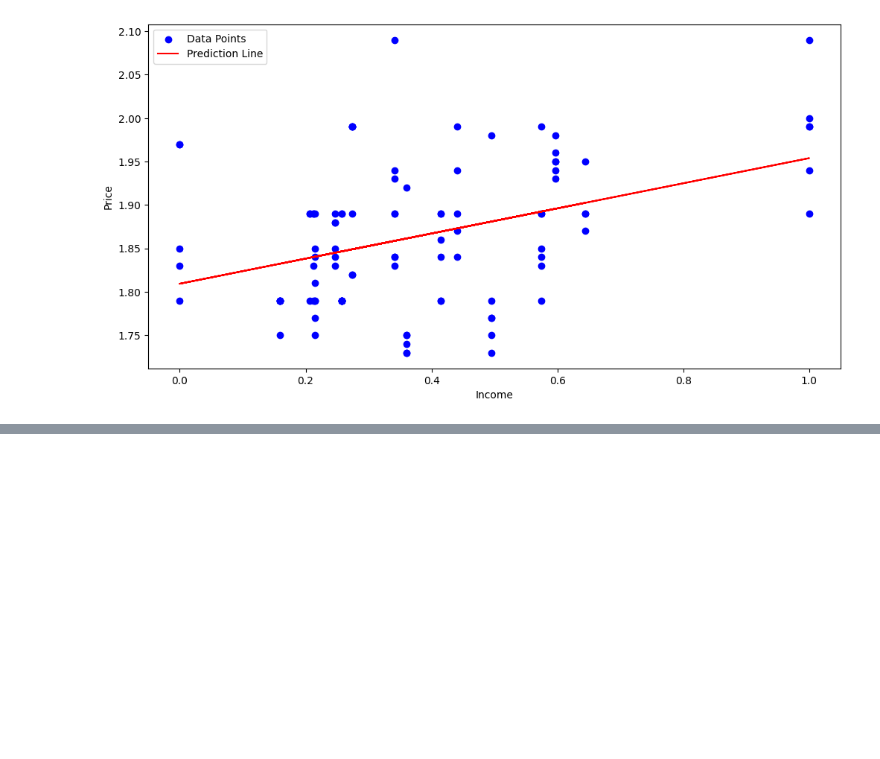
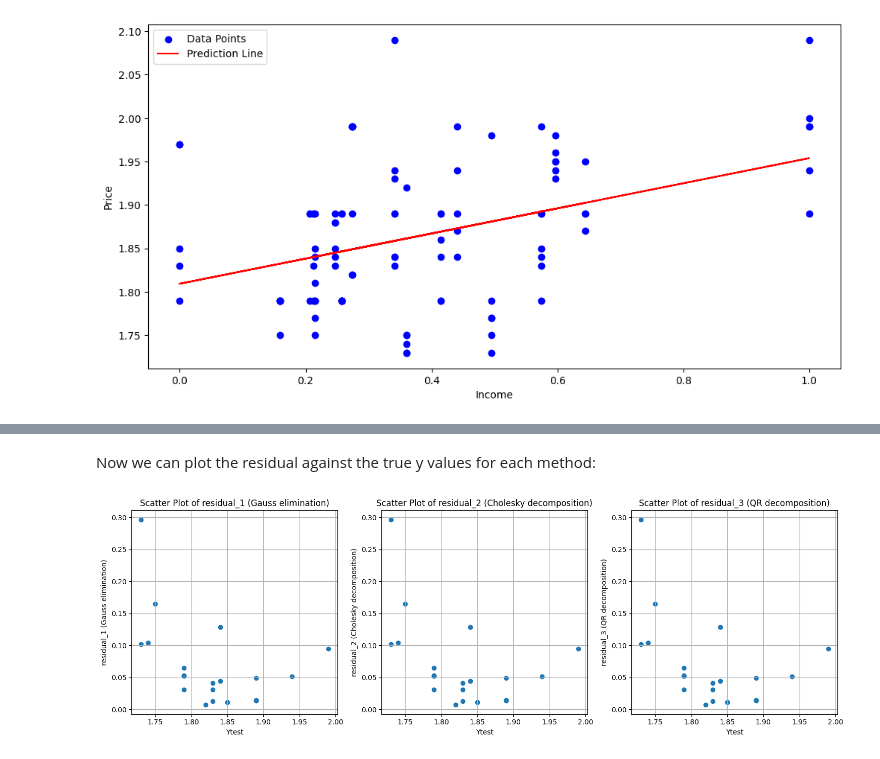
Before and after one commit to LorenzoCirac/Applied-Machine-Learning, a Jupyter notebook: Exercise 2/Assignment 2.ipynb, the cells around one changed output, grey strips where cells are left out. Drawn from its saved outputs; the diff is of its cells as text; code cells hidden in the pictures; blank space fills up the shorter version.

```diff
--- a/Exercise 2/Assignment 2.ipynb
+++ b/Exercise 2/Assignment 2.ipynb
@@ -156,0 +312,8 @@ plt.show()
+# %%
+partition = int(len(Xdata) * 0.8)
+
+# 80%
+Xtrain, Ytrain = Xdata[:partition].to_numpy(), Ydata[:partition].to_numpy()
+
+# 20%
+Xtest, Ytest = Xdata[partition:].to_numpy(), Ydata[partition:].to_numpy()
@@ -156,0 +401,14 @@ plt.show()
+# %%
+X0 = np.ones((len(Xtest)))
+
+# Gaussian elimination method
+beta_0, beta_1 = learnLinRegNormEq(Xtrain, Ytrain, 1)
+y_prediction_1 = X0 * beta_0 + Xtest @ beta_1
+
+# Cholesky decomposition method
+beta_0, beta_1 = learnLinRegNormEq(Xtrain, Ytrain, 2)
+y_prediction_2 = X0 * beta_0 + Xtest @ beta_1
+
+# QR decomposition method
+beta_0, beta_1 = learnLinRegNormEq(Xtrain, Ytrain, 3)
+y_prediction_3 = X0 * beta_0 + Xtest @ beta_1
@@ -156,0 +419,26 @@ plt.show()
+# %%
+def residual(y_test, y_prediction):
+    return abs(y_test - y_prediction)
+# %%
+residual_1 = residual(Ytest, y_prediction_1)
+residual_2 = residual(Ytest, y_prediction_2)
+residual_3 = residual(Ytest, y_prediction_3)
+# %% [markdown]
+<p>Now we can plot the residual against the true y values for each method:</p>
+# %%
+residuals = [residual_1, residual_2, residual_3]
+labels = ['residual_1 (Gauss elimination)', 'residual_2 (Cholesky decomposition)', 'residual_3 (QR decomposition)']
+
+plt.figure(figsize = (15,5))
+for i, (residual, label) in enumerate(zip(residuals, labels), start = 1):
+    plt.subplot(1, 3, i)
+    plt.scatter(Ytest, residual)
+    plt.ylabel(label)
+    plt.xlabel('Ytest')
+    plt.title(f'Scatter Plot of {label}')
+    plt.grid()
+
+plt.tight_layout()
+plt.show()
+# %% [output]
+[figure, added]
```
Also changed, not shown: parts of 38 cells of this notebook, 1 other file.
